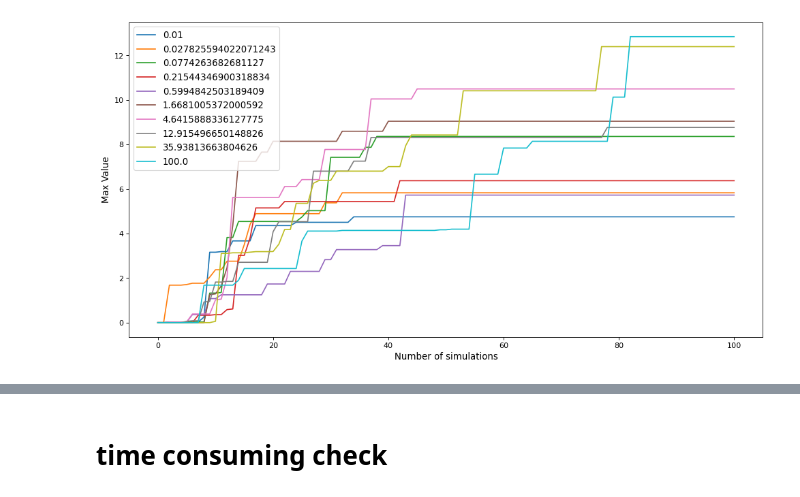
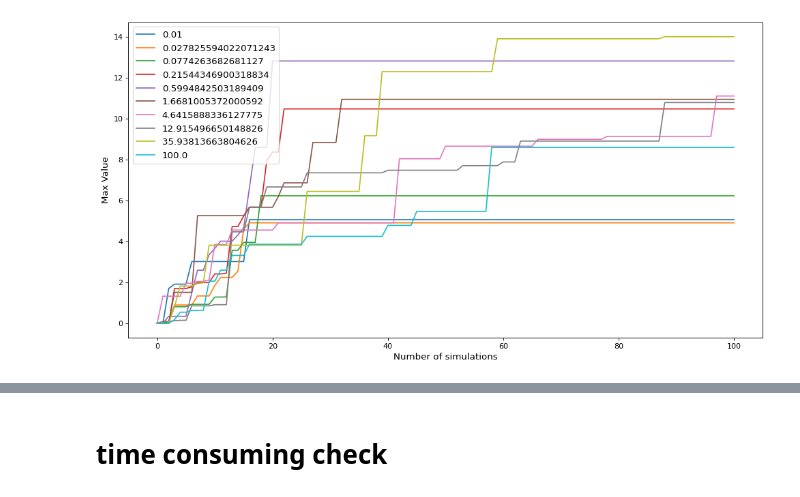
Before and after one commit to juju0111/pytamp, a Jupyter notebook: results/benchmark1/benchmark1_rearr_result_level_2.ipynb, the cells around one changed output, grey strips where cells are left out. Cells and saved outputs as stored; diff of their text form; code cells hidden in the pictures.

```diff
--- a/results/benchmark1/benchmark1_rearr_result_level_2.ipynb
+++ b/results/benchmark1/benchmark1_rearr_result_level_2.ipynb
@@ -85,8 +139,20 @@ def get_mean_std_values(result_all_values, level=1):
     return mean_values, std_values
 # %%
 algo = "uct"
-bai_perturb_result_all_values_flag_2 = get_final_all_values(algo, 100, n_seed = 5 ,obj_num = 6, flag=2,end_num =0)
-perturb_mean_level_1_values_flag_2, perturb_std_level_1_values_flag_2 = get_mean_std_values(bai_perturb_result_all_values_flag_2, level=1)
-perturb_mean_level_2_values_flag_2, perturb_std_level_2_values_flag_2 = get_mean_std_values(bai_perturb_result_all_values_flag_2, level=2)
+result_all_values_flag_2_uct = get_final_all_values(algo, 100, n_seed = 5 ,obj_num = 6, flag=2,end_num =0)
+mean_level_1_values_flag_2_uct, std_level_1_values_flag_2_uct = get_mean_std_values(result_all_values_flag_2_uct, level=1)
+mean_level_2_values_flag_2_uct, std_level_2_values_flag_2_uct = get_mean_std_values(result_all_values_flag_2_uct, level=2)
+
+algo = "bai_ucb"
+result_all_values_flag_2_bai_ucb = get_final_all_values(algo, 100, n_seed = 5 ,obj_num = 6, flag=2,end_num =0)
+mean_level_1_values_flag_2_bai_ucb, std_level_1_values_flag_2_bai_ucb = get_mean_std_values(result_all_values_flag_2_bai_ucb, level=1)
+mean_level_2_values_flag_2_bai_ucb, std_level_2_values_flag_2_bai_ucb = get_mean_std_values(result_all_values_flag_2_bai_ucb, level=2)
+
+algo = "bai_perturb"
+result_all_values_flag_2_bai_perturb = get_final_all_values(algo, 100, n_seed = 5 ,obj_num = 6, flag=2,end_num =0)
+mean_level_1_values_flag_2_bai_perturb, std_level_1_values_flag_2_bai_perturb = get_mean_std_values(result_all_values_flag_2_bai_perturb, level=1)
+mean_level_2_values_flag_2_bai_perturb, std_level_2_values_flag_2_bai_perturb = get_mean_std_values(result_all_values_flag_2_bai_perturb, level=2)
+
+
 # plot_values(perturb_mean_level_1_values, labels=bai_perturb_result_all_values_flag_2['c'])
-plot_values(perturb_mean_level_2_values_flag_2, labels=bai_perturb_result_all_values_flag_2['c'])
+# plot_values(perturb_mean_level_2_values_flag_2_uct, labels=bai_perturb_result_all_values_flag_2['c'])
@@ -119,4 +159,6 @@ plot_values(perturb_mean_level_2_values_flag_0, labels=bai_perturb_result_all_va
-# %%
-plot_values(perturb_mean_level_1_values_flag_0, labels=bai_perturb_result_all_values_flag_0['c'])
-# %% [output]
-[figure, removed]
+# %%
+plot_values(mean_level_1_values_flag_2_uct, labels=result_all_values_flag_2_uct['c'])
+# plot_values(mean_level_1_values_flag_2_bai_ucb, labels=result_all_values_flag_2_bai_ucb['c'])
+# plot_values(mean_level_1_values_flag_2_bai_perturb, labels=result_all_values_flag_2_bai_perturb['c'])
+# %% [output]
+[figure, added]
```
Also changed, not shown: parts of 37 cells of this notebook, 12 other files.
